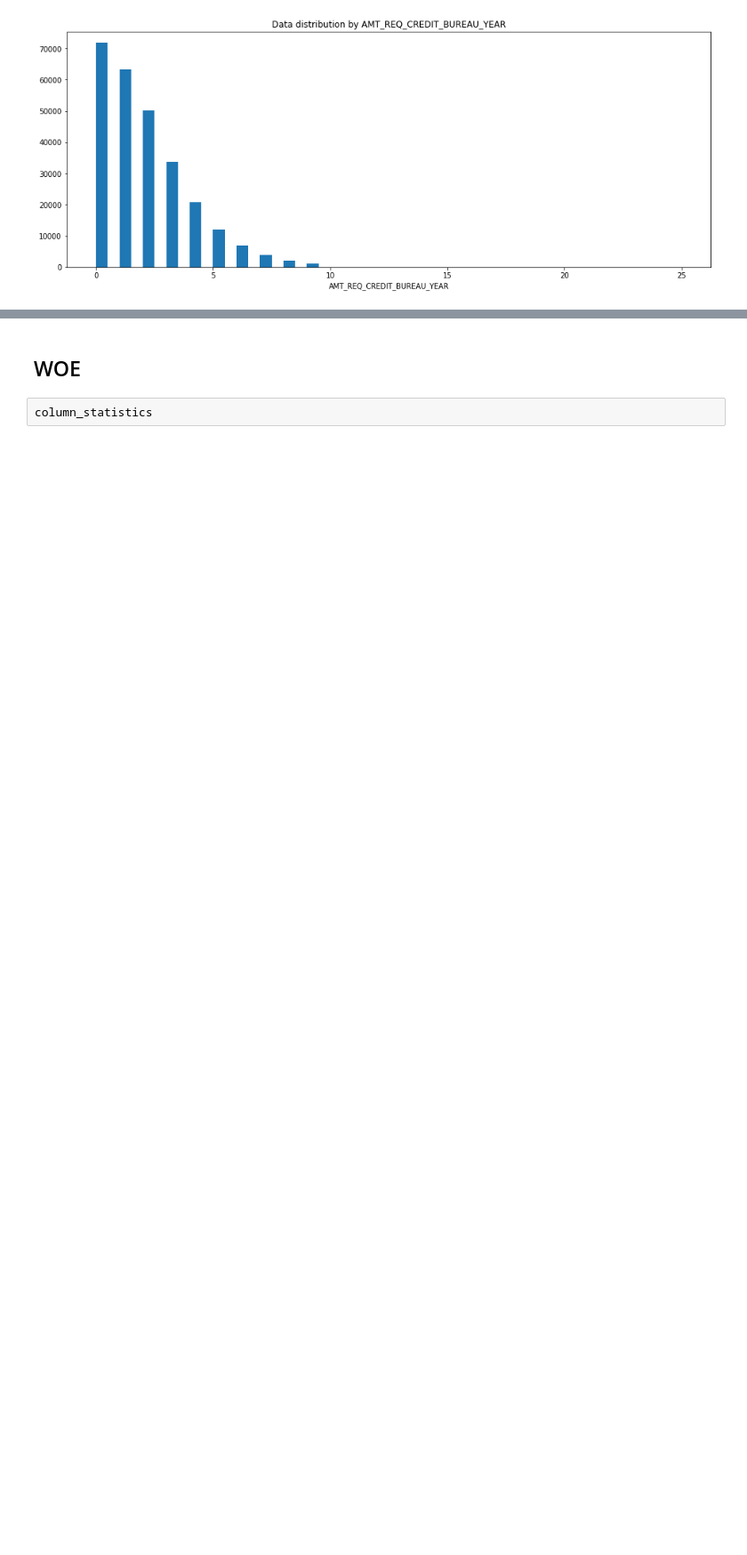
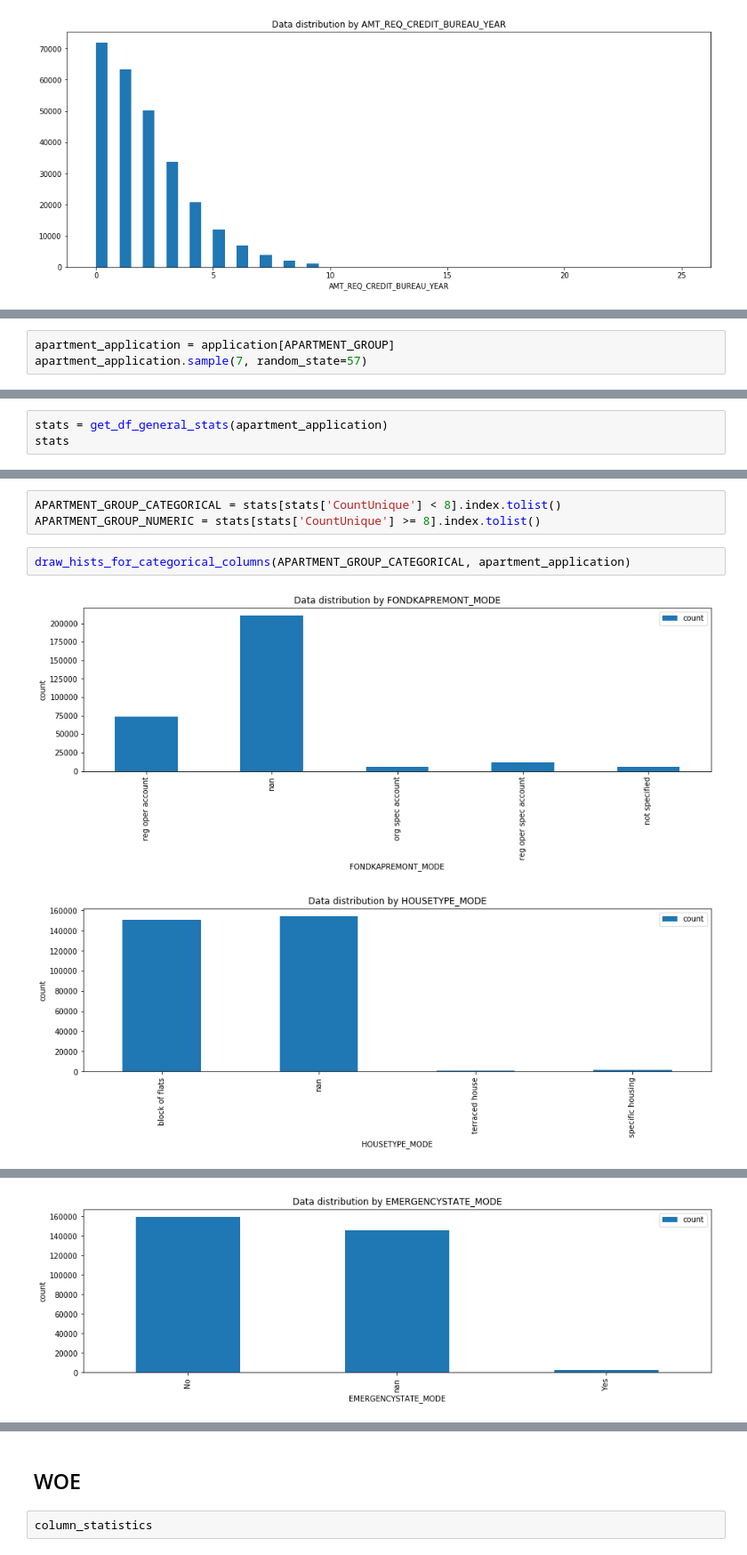
Before and after one commit to nuwanda57/HomeCredit1, a Jupyter notebook: exploration.ipynb, the cells around one changed output, grey strips where cells are left out. Shown at 89% size. Drawn from its saved outputs; the diff is of its cells as text; blank space fills up the shorter version.

```diff
--- a/exploration.ipynb
+++ b/exploration.ipynb
@@ -471,0 +474,3 @@ draw_hists_for_numerical_columns(AMT_GROUP_CATEGORICAL, amt_application)
+# %%
+apartment_application = application[APARTMENT_GROUP]
+apartment_application.sample(7, random_state=57)
@@ -471,0 +486,3 @@ draw_hists_for_numerical_columns(AMT_GROUP_CATEGORICAL, amt_application)
+# %%
+stats = get_df_general_stats(apartment_application)
+stats
@@ -471,0 +507,8 @@ draw_hists_for_numerical_columns(AMT_GROUP_CATEGORICAL, amt_application)
+# %%
+APARTMENT_GROUP_CATEGORICAL = stats[stats['CountUnique'] < 8].index.tolist()
+APARTMENT_GROUP_NUMERIC = stats[stats['CountUnique'] >= 8].index.tolist()
+# %%
+draw_hists_for_categorical_columns(APARTMENT_GROUP_CATEGORICAL, apartment_application)
+# %% [output]
+[figure, added]
+[figure, added]
@@ -471,0 +516 @@ draw_hists_for_numerical_columns(AMT_GROUP_CATEGORICAL, amt_application)
+[figure, added]
```
Also changed, not shown: parts of 6 cells of this notebook, 1 other file.
